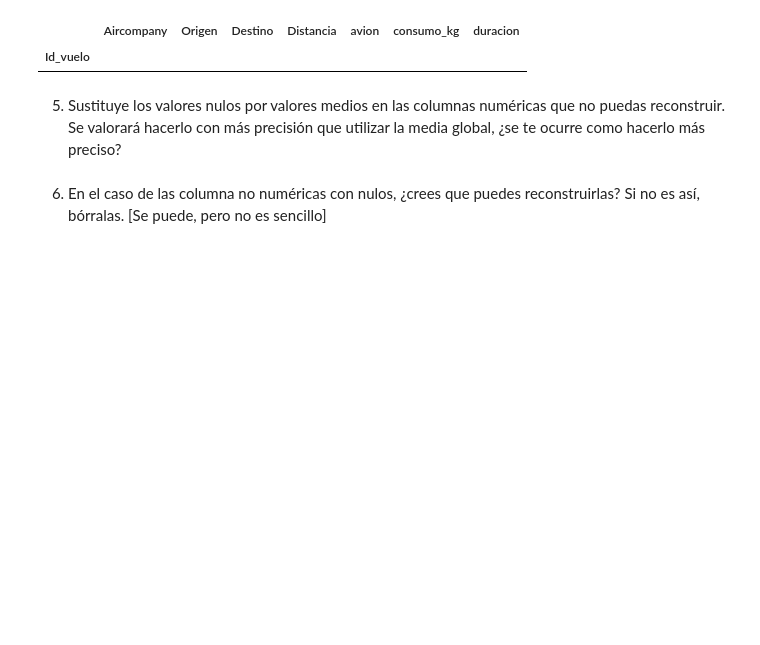
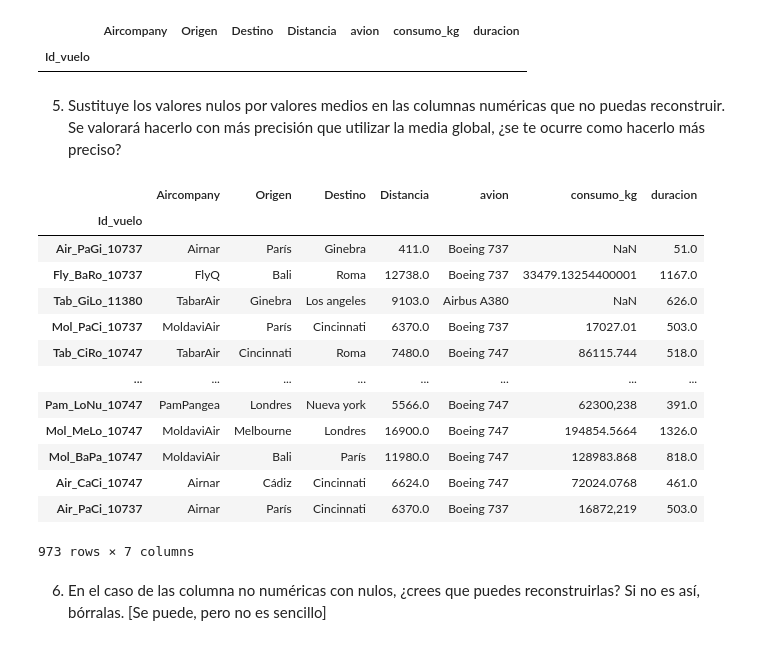
Before and after one commit to dgordiales/DS-Online-Dani-Garcia-Ordiales, a Jupyter notebook: 02_Herramientas_Avanzadas/Sprint_04/Unidad_02_Pandas_II/03_Practica_Obligatoria/18_Practica_Obligatoria_Pandas_II.ipynb, the cells around one changed output. Drawn from its saved outputs; the diff is of its cells as text; code cells hidden in the pictures; blank space fills up the shorter version.

```diff
--- a/02_Herramientas_Avanzadas/Sprint_04/Unidad_02_Pandas_II/03_Practica_Obligatoria/18_Practica_Obligatoria_Pandas_II.ipynb
+++ b/02_Herramientas_Avanzadas/Sprint_04/Unidad_02_Pandas_II/03_Practica_Obligatoria/18_Practica_Obligatoria_Pandas_II.ipynb
@@ -180,6 +175,23 @@ df_viajes_aereos[df_viajes_aereos["Distancia"].isna()]
 | Id_vuelo |  |  |  |  |  |  |  |
 # %% [markdown]
 5. Sustituye los valores nulos por valores medios en las columnas numéricas que no puedas reconstruir. Se valorará hacerlo con más precisión que utilizar la media global, ¿se te ocurre como hacerlo más preciso?
+# %%
+df_viajes_aereos
+# %% [output]
+|  | Aircompany | Origen | Destino | Distancia | avion | consumo_kg | duracion |
+| Id_vuelo |  |  |  |  |  |  |  |
+| Air_PaGi_10737 | Airnar | París | Ginebra | 411.0 | Boeing 737 | NaN | 51.0 |
+| Fly_BaRo_10737 | FlyQ | Bali | Roma | 12738.0 | Boeing 737 | 33479.13254400001 | 1167.0 |
+| Tab_GiLo_11380 | TabarAir | Ginebra | Los angeles | 9103.0 | Airbus A380 | NaN | 626.0 |
+| Mol_PaCi_10737 | MoldaviAir | París | Cincinnati | 6370.0 | Boeing 737 | 17027.01 | 503.0 |
+| Tab_CiRo_10747 | TabarAir | Cincinnati | Roma | 7480.0 | Boeing 747 | 86115.744 | 518.0 |
+| ... | ... | ... | ... | ... | ... | ... | ... |
+| Pam_LoNu_10747 | PamPangea | Londres | Nueva york | 5566.0 | Boeing 747 | 62300,238 | 391.0 |
+| Mol_MeLo_10747 | MoldaviAir | Melbourne | Londres | 16900.0 | Boeing 747 | 194854.5664 | 1326.0 |
+| Mol_BaPa_10747 | MoldaviAir | Bali | París | 11980.0 | Boeing 747 | 128983.868 | 818.0 |
+| Air_CaCi_10747 | Airnar | Cádiz | Cincinnati | 6624.0 | Boeing 747 | 72024.0768 | 461.0 |
+| Air_PaCi_10737 | Airnar | París | Cincinnati | 6370.0 | Boeing 737 | 16872,219 | 503.0 |
+973 rows × 7 columns
 # %% [markdown]
 6. En el caso de las columna no numéricas con nulos, ¿crees que puedes reconstruirlas? Si no es así, bórralas. [Se puede, pero no es sencillo]
 # %% [markdown]
```
Also changed, not shown: parts of 1 cell of this notebook, 2 other files.
